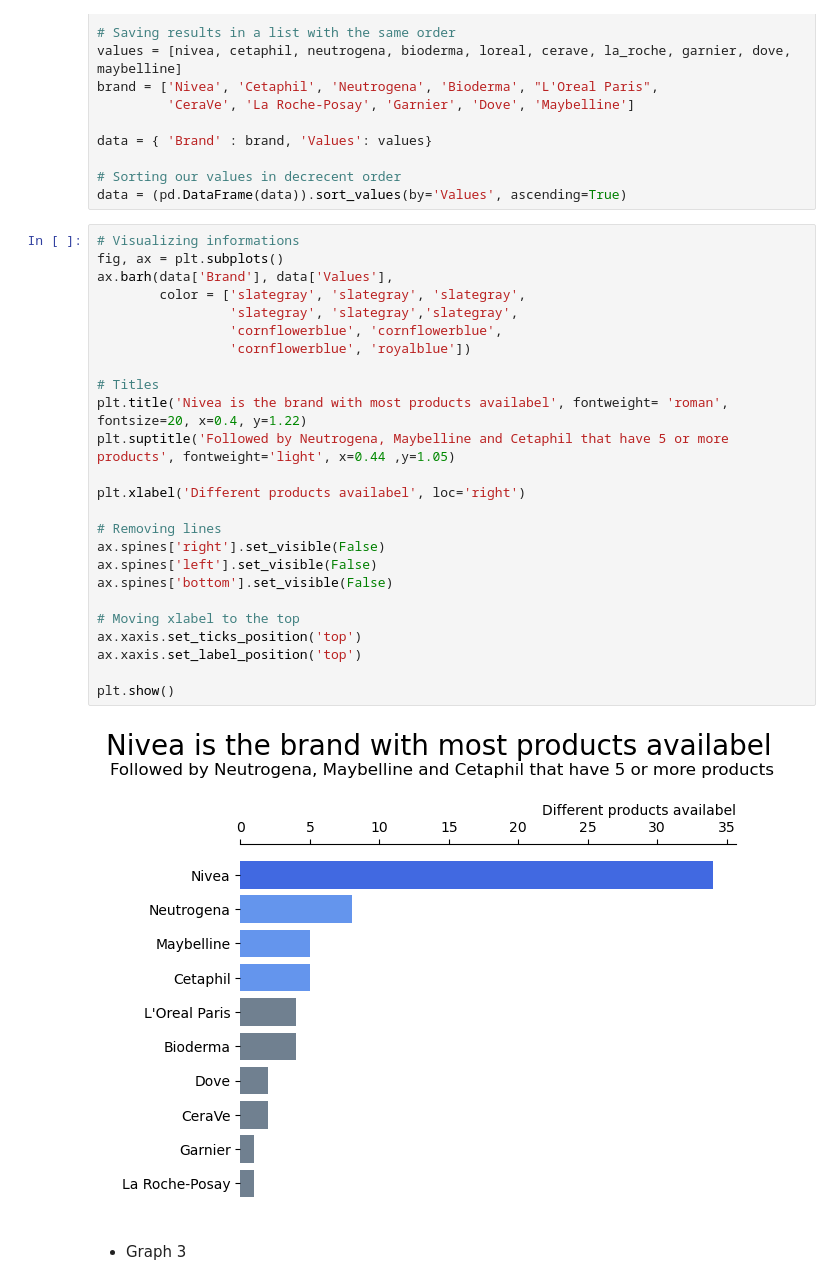
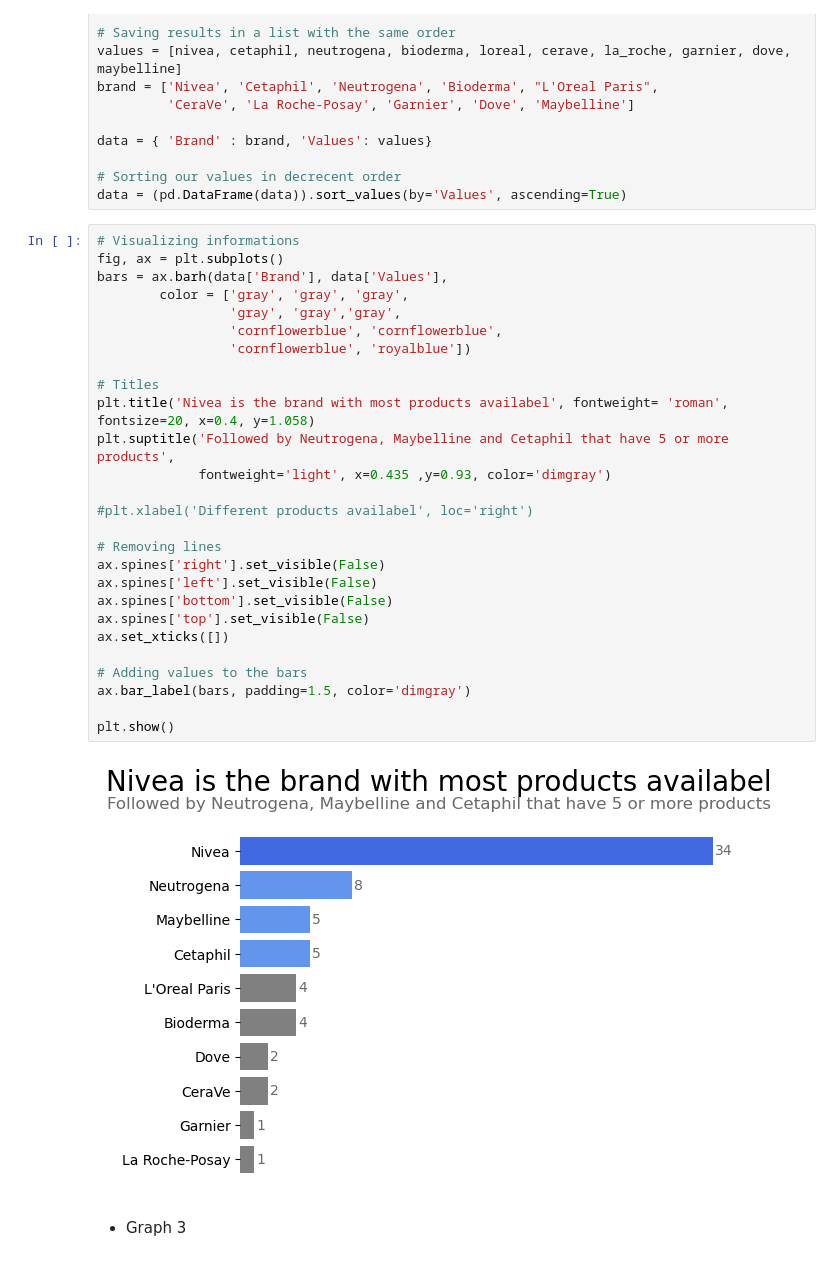
Before and after one commit to OliviaHelena10/skincare_recommendations, a Jupyter notebook: products_indicator.ipynb, the cells around one changed output. Cells and saved outputs as stored; diff of their text form.

```diff
--- a/products_indicator.ipynb
+++ b/products_indicator.ipynb
@@ -209,30 +275,32 @@ data = (pd.DataFrame(data)).sort_values(by='Values', ascending=True)
 # %%
 # Visualizing informations
 fig, ax = plt.subplots()
-ax.barh(data['Brand'], data['Values'],
-        color = ['slategray', 'slategray', 'slategray',
-                 'slategray', 'slategray','slategray',
+bars = ax.barh(data['Brand'], data['Values'],
+        color = ['gray', 'gray', 'gray',
+                 'gray', 'gray','gray',
                  'cornflowerblue', 'cornflowerblue',
                  'cornflowerblue', 'royalblue'])
 
 # Titles
-plt.title('Nivea is the brand with most products availabel', fontweight= 'roman', fontsize=20, x=0.4, y=1.22)
-plt.suptitle('Followed by Neutrogena, Maybelline and Cetaphil that have 5 or more products', fontweight='light', x=0.44 ,y=1.05)
+plt.title('Nivea is the brand with most products availabel', fontweight= 'roman', fontsize=20, x=0.4, y=1.058)
+plt.suptitle('Followed by Neutrogena, Maybelline and Cetaphil that have 5 or more products',
+             fontweight='light', x=0.435 ,y=0.93, color='dimgray')
 
-plt.xlabel('Different products availabel', loc='right')
+#plt.xlabel('Different products availabel', loc='right')
 
 # Removing lines
 ax.spines['right'].set_visible(False)
 ax.spines['left'].set_visible(False)
 ax.spines['bottom'].set_visible(False)
+ax.spines['top'].set_visible(False)
+ax.set_xticks([])
 
-# Moving xlabel to the top
-ax.xaxis.set_ticks_position('top')
-ax.xaxis.set_label_position('top')
+# Adding values to the bars
+ax.bar_label(bars, padding=1.5, color='dimgray')
 
 plt.show()
 # %% [output]
-[figure, old version]
+[figure, new version]
 # %% [markdown]
 * Graph 3
 # %%
```
Also changed, not shown: parts of 26 cells of this notebook.
